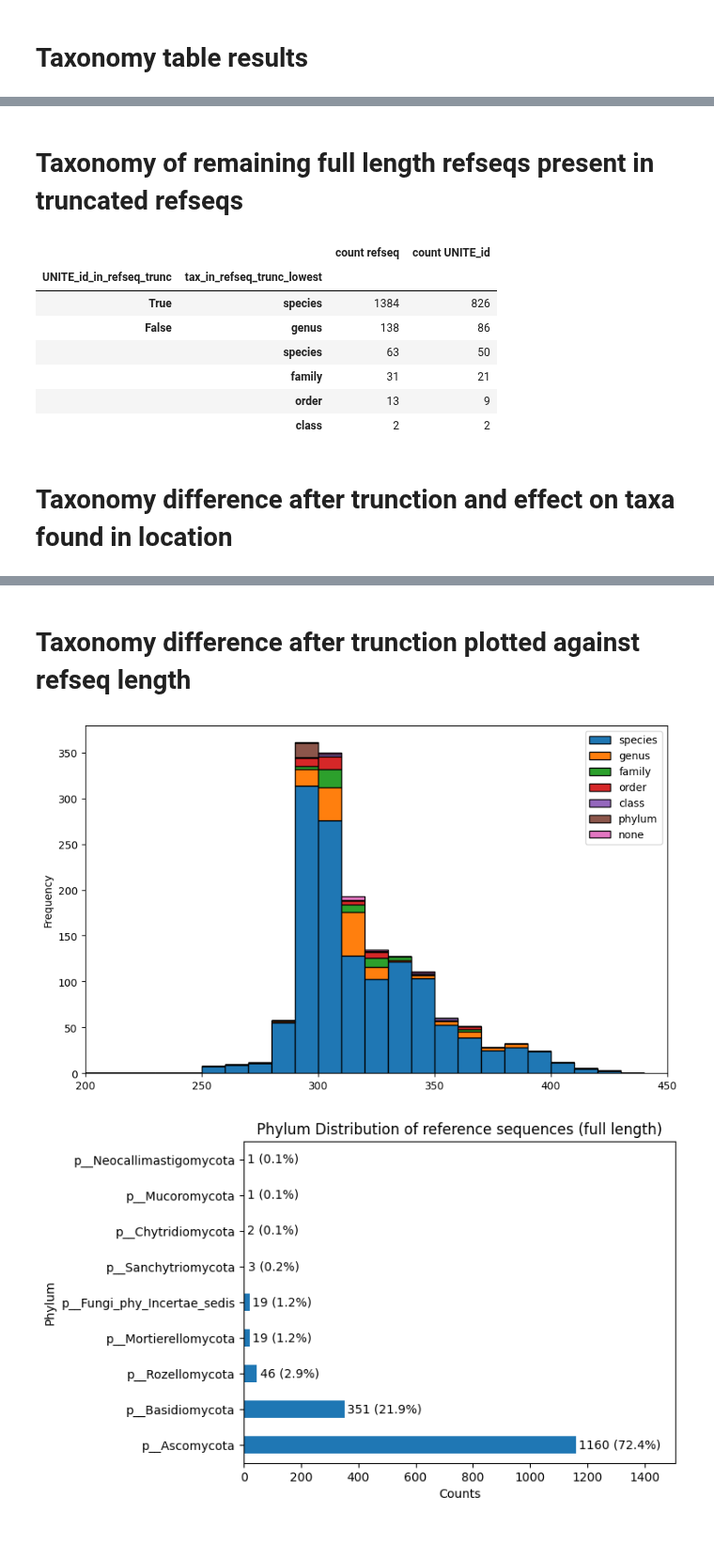
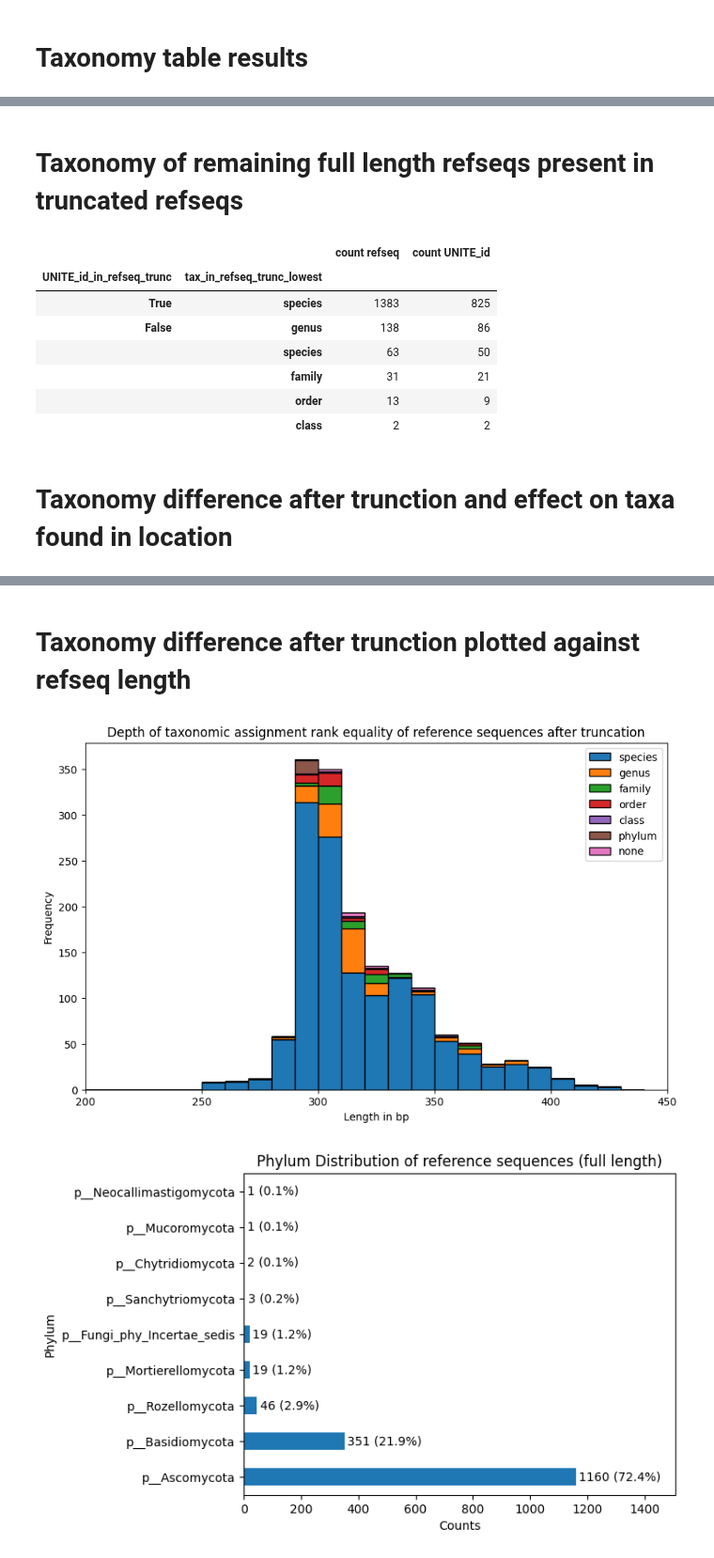
Before and after one commit to SethGG/mycodiversity-arise, a Jupyter notebook: 7_data_analysis.ipynb, the cells around one changed output, grey strips where cells are left out. Shown at 94% size. Drawn from its saved outputs; the diff is of its cells as text; code cells hidden in the pictures.

```diff
--- a/7_data_analysis.ipynb
+++ b/7_data_analysis.ipynb
@@ -301,0 +327,6 @@ Of the 564 truncated ZOTUs that passed the abundance filter only when truncated:
+# %%
+#Extract positive control ZOTUs
+
+df_pc = df[df["plot"] == "PC"]
+display(df_pc[["identity_full", "UNITE_id_full", "identity_trunc", "UNITE_id_trunc", "species_trunc"]])
+df = df.drop(df_pc.index)
@@ -532,6 +585,9 @@ df_unite_discard_counts = pd.DataFrame.join(
 display(md("# Taxonomy of discarded refseqs present in remaining full length and truncated refseqs"))
 display(df_unite_discard_counts)
 
+df_unite_discard_counts.to_latex(os.path.join(latex_tables, "unite_discard.tex"), escape=True)
+
+
 #---------------------------------------------------
 # Analyze new refseqs
 
@@ -566,6 +622,8 @@ df_unite_new_counts = pd.DataFrame.join(
 
 display(md("# Taxonomy of new refseqs present in remaining truncated and full length refseqs"))
 display(df_unite_new_counts)
+
+df_unite_new_counts.to_latex(os.path.join(latex_tables, "unite_new.tex"), escape=True)
 
 #---------------------------------------------------
 # Analyze refseqs that have a UNITE hit before and after truncation
@@ -651,6 +709,8 @@ df_unite_both_count_overlap = pd.DataFrame.join(
 display(md("# Taxonomy of remaining full length refseqs present in truncated refseqs"))
 display(df_unite_both_count_overlap)
 
+df_unite_both_count_overlap.to_latex(os.path.join(latex_tables, "unite_both_overlap.tex"), escape=True)
+
 #---------------------------------------------------
 # Difference in taxonomic assignment after truncation
 
@@ -664,37 +724,43 @@ def highlight_positive(val):
         return 'background-color: darkgreen'
     return ''
 
-df_unite_both = df_refseq_unite_both.drop_duplicates(subset=["location", "UNITE_id_full", "UNITE_id_trunc"])
-df_unite_both_count_equal = df_refseq_unite_both.groupby(by=["UNITE_id_equal", "tax_equal_lowest", "tax_change_below_equal"]).agg({"refsequence_pk_full": "count"})
+df_unite_both = df_refseq_unite_both.drop_duplicates(subset=["UNITE_id_full", "UNITE_id_trunc"])
+df_unite_both_count_equal = df_refseq_unite_both.drop_duplicates(subset="refsequence_pk_full").groupby(by=["UNITE_id_equal", "tax_equal_lowest", "tax_change_below_equal"]).agg({"refsequence_pk_full": "count"})
 df_unite_both_count_equal = df_unite_both_count_equal.join(df_unite_both.groupby(by=["UNITE_id_equal", "tax_equal_lowest", "tax_change_below_equal"]).agg({"UNITE_id_full": "count"}))
-for rank in ranks:
-    df_unite_both_count_equal = df_unite_both_count_equal.join(
-        df_refseq_unite_both[~df_refseq_unite_both[f"tax_in_refseq_trunc_until_{rank}"]]\
-            .groupby(by=["UNITE_id_equal", "tax_equal_lowest", "tax_change_below_equal"])[f"{rank}_full"].nunique()*-1
-    )
-    df_unite_both_count_equal = df_unite_both_count_equal.join(
-        df_refseq_unite_both[~df_refseq_unite_both[f"tax_in_refseq_full_until_{rank}"]]\
-            .groupby(by=["UNITE_id_equal", "tax_equal_lowest", "tax_change_below_equal"])[f"{rank}_trunc"].nunique()
-    )
+#for rank in ranks:
+#    df_unite_both_count_equal = df_unite_both_count_equal.join(
+#        df_refseq_unite_both[~df_refseq_unite_both[f"tax_in_refseq_trunc_until_{rank}"]]\
+#            .groupby(by=["UNITE_id_equal", "tax_equal_lowest", "tax_change_below_equal"])[f"{rank}_full"].nunique()*-1
+#    )
+#    df_unite_both_count_equal = df_unite_both_count_equal.join(
+#        df_refseq_unite_both[~df_refseq_unite_both[f"tax_in_refseq_full_until_{rank}"]]\
+#            .groupby(by=["UNITE_id_equal", "tax_equal_lowest", "tax_change_below_equal"])[f"{rank}_trunc"].nunique()
+#    )
 
 df_unite_both_count_equal = df_unite_both_count_equal.sort_index(level=0, ascending=False).reindex(level=1, index=ranks[::-1]+['none'])
-df_unite_both_count_equal = df_unite_both_count_equal.fillna(0).astype(int)
-df_unite_both_count_equal.columns = pd.MultiIndex.from_tuples([('refseq', ''),('UNITE_id mapping', '')]+[(rank, suffix) for rank in ranks for suffix in ("full", "trunc")])
+#df_unite_both_count_equal = df_unite_both_count_equal.fillna(0).astype(int)
+#df_unite_both_count_equal.columns = pd.MultiIndex.from_tuples([('refseq', ''),('UNITE_id mapping', '')]+[(rank, suffix) for rank in ranks for suffix in ("full", "trunc")])
 
-df_unite_both_count_equal_styled = df_unite_both_count_equal.style.map(highlight_negative, subset=[(rank, "full") for rank in ranks])
-df_unite_both_count_equal_styled = df_unite_both_count_equal_styled.map(highlight_positive, subset=[(rank, "trunc") for rank in ranks])
+#df_unite_both_count_equal_styled = df_unite_both_count_equal.style.map(highlight_negative, subset=[(rank, "full") for rank in ranks])
+#df_unite_both_count_equal_styled = df_unite_both_count_equal_styled.map(highlight_positive, subset=[(rank, "trunc") for rank in ranks])
 
 display(md("# Taxonomy difference after trunction and effect on taxa found in location"))
-display(df_unite_both_count_equal_styled)
+#display(df_unite_both_count_equal_styled)
+display(df_unite_both_count_equal)
+
+df_unite_both_count_equal.to_latex(os.path.join(latex_tables, "unite_both_equal.tex"), escape=True)
 
 
 #---------------------------------------------------
 # Plot difference in taxonomic assignment against refseq length
 
 df_refseq_unite_both_global = df_refseq_unite_both.drop_duplicates(subset=["refsequence_pk_full"])
-df_refseq_unite_both_global.pivot(columns="tax_equal_lowest")["refseq_length_full"].reindex(ranks[::-1]+["none"], axis=1).plot.hist(bins=bins, stacked=True, xlim=(200, 450), edgecolor = "black", figsize=(10,6))
+ax = df_refseq_unite_both_global.pivot(columns="tax_equal_lowest")["refseq_length_full"].reindex(ranks[::-1]+["none"], axis=1).plot.hist(bins=bins, stacked=True, xlim=(200, 450), edgecolor = "black", figsize=(10,6))
+ax.set_title("Depth of taxonomic assignment rank equality of reference sequences after truncation")
+ax.set_xlabel("Length in bp")
 
 display(md("# Taxonomy difference after trunction plotted against refseq length"))
+
 plt.legend()
 plt.show()
 # %% [output]
@@ -716,7 +782,7 @@ plt.show()
 # Taxonomy of remaining full length refseqs present in truncated refseqs
 |  |  | count refseq | count UNITE_id |
 | UNITE_id_in_refseq_trunc | tax_in_refseq_trunc_lowest |  |  |
-| True | species | 1384 | 826 |
+| True | species | 1383 | 825 |
 | False | genus | 138 | 86 |
 |  | species | 63 | 50 |
 |  | family | 31 | 21 |
@@ -745,5 +810,5 @@ plt.show()
 # Taxonomy difference after trunction plotted against refseq length
-[figure, old version]
+[figure, new version]
 # %%
 value_counts = df_refseq_tax_full["phylum"].value_counts()
 proportions = value_counts / value_counts.sum()
```
Also changed, not shown: parts of 14 cells of this notebook, 17 other files.
